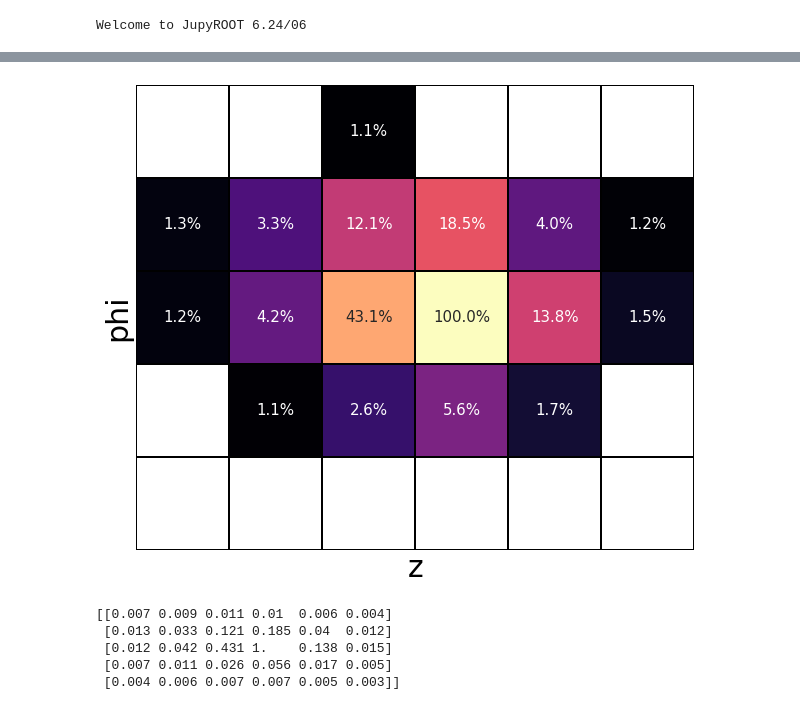
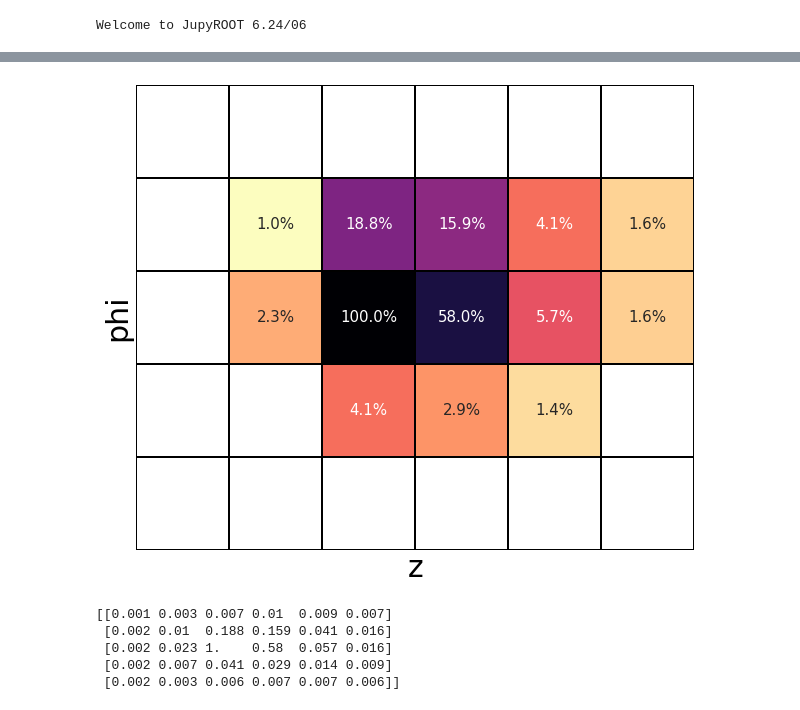
Before and after one commit to maximilianKoeper/melp, a Jupyter notebook: jupyter-notbooks/taft_example_melp.ipynb, the cells around one changed output, grey strips where cells are left out. Saved outputs shown, nothing was run; the diff lists cells and outputs as text; code cells hidden in the pictures.

```diff
--- a/jupyter-notbooks/taft_example_melp.ipynb
+++ b/jupyter-notbooks/taft_example_melp.ipynb
@@ -221,11 +221,2 @@ array([[1., 1., 1., 1., 1., 1., 1.],
        [1., 1., 1., 1., 1., 1., 1.],
        [1., 1., 1., 1., 1., 1., 1.]])
-# %%
-cluster_distribution_upstream = np.delete(cluster_distribution_upstream, 0, 0)
-mask = np.delete(mask, 0, 0)
-
-cluster_distribution_upstream = np.delete(cluster_distribution_upstream, -1, 0)
-mask = np.delete(mask, -1, 0)
-
-cluster_distribution_upstream = np.delete(cluster_distribution_upstream, -1, 1)
-mask = np.delete(mask, -1, 1)
@@ -232,32 +232,41 @@ mask = np.delete(mask, -1, 1)
+# %%
+cluster_distribution_upstream = np.delete(cluster_distribution_upstream, 0, 0)
+mask = np.delete(mask, 0, 0)
+
+cluster_distribution_upstream = np.delete(cluster_distribution_upstream, -1, 0)
+mask = np.delete(mask, -1, 0)
+
+cluster_distribution_upstream = np.delete(cluster_distribution_upstream, 0, 1)
+mask = np.delete(mask, 0, 1)
 # %%
 plt.rcParams.update({'font.size': 30})
 
 
 fig = plt.figure(figsize=(10, 10))
 
 ax = sns.heatmap(cluster_distribution_upstream,
-                 cmap="magma",
+                 cmap="magma_r",
                  cbar=False,
                  norm=LogNorm(),
                  annot=True,
                  annot_kws={'fontsize': 15},
                  fmt='.1%',
                  square=True,
                  xticklabels=False,
                  yticklabels=False,
                  mask=mask,
                  linewidths=2,
                  linecolor="black")
 plt.xlabel("z")
 plt.ylabel("phi")
 plt.show()
 # %% [output]
-[figure, old version]
+[figure, new version]
 # %%
 print(np.around(cluster_distribution_upstream,3))
 # %% [output]
-[[0.007 0.009 0.011 0.01  0.006 0.004]
- [0.013 0.033 0.121 0.185 0.04  0.012]
- [0.012 0.042 0.431 1.    0.138 0.015]
- [0.007 0.011 0.026 0.056 0.017 0.005]
- [0.004 0.006 0.007 0.007 0.005 0.003]]
+[[0.001 0.003 0.007 0.01  0.009 0.007]
+ [0.002 0.01  0.188 0.159 0.041 0.016]
+ [0.002 0.023 1.    0.58  0.057 0.016]
+ [0.002 0.007 0.041 0.029 0.014 0.009]
+ [0.002 0.003 0.006 0.007 0.007 0.006]]
```
Also changed, not shown: parts of 3 cells of this notebook, 5 other files.
